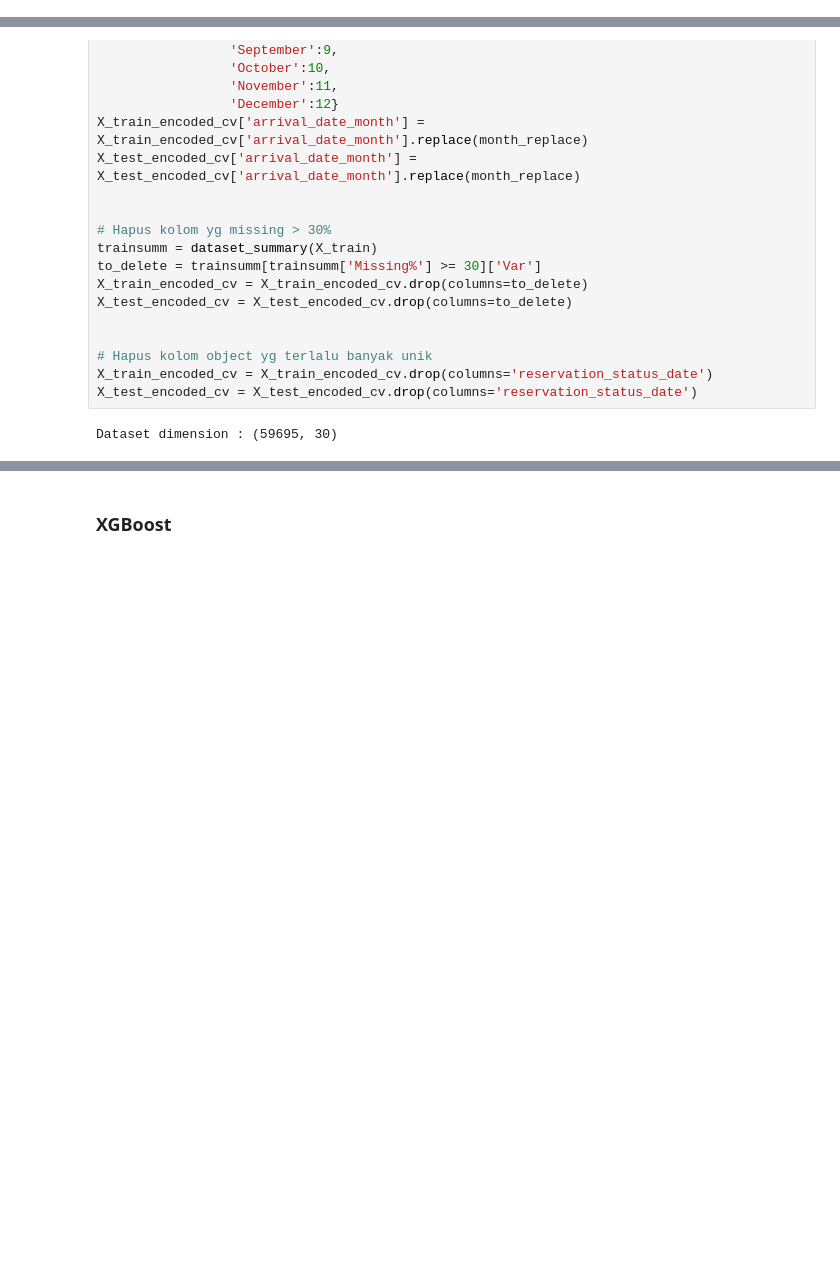
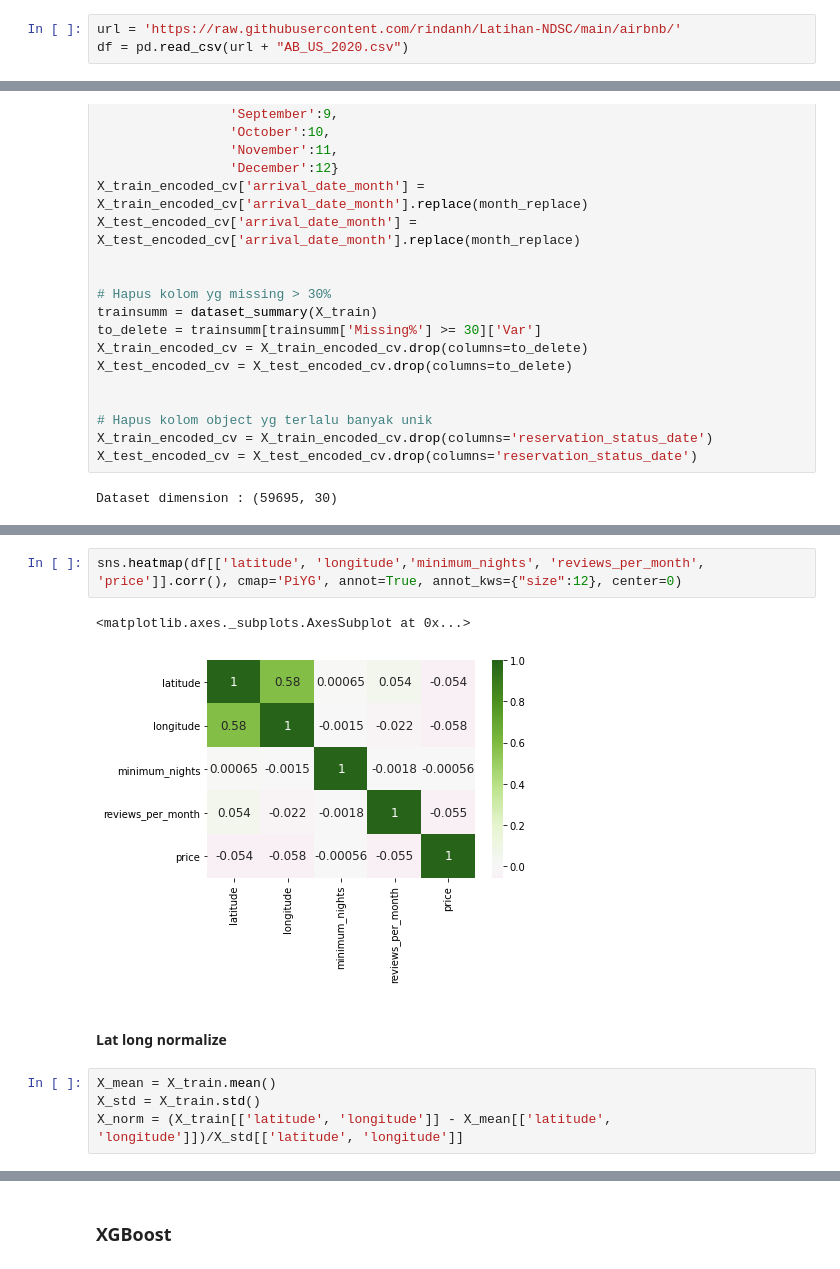
Before and after one commit to rindanh/Latihan-NDSC, a Jupyter notebook: airbnb/Latihan_H_4.ipynb, the cells around one changed output, grey strips where cells are left out. Saved outputs shown, nothing was run; the diff lists cells and outputs as text; blank space fills up the shorter version.

```diff
--- a/airbnb/Latihan_H_4.ipynb
+++ b/airbnb/Latihan_H_4.ipynb
@@ -21,3 +14,6 @@ df = pd.read_csv("/content/drive/MyDrive/LOMBA/NDSC/AB_US_2020.csv")
+# %%
+url = 'https://raw.githubusercontent.com/rindanh/Latihan-NDSC/main/airbnb/'
+df = pd.read_csv(url + "AB_US_2020.csv")
 # %%
 from sklearn.model_selection import train_test_split
 
@@ -360,0 +405,11 @@ Dataset dimension : (59695, 30)
+# %%
+sns.heatmap(df[['latitude', 'longitude','minimum_nights', 'reviews_per_month', 'price']].corr(), cmap='PiYG', annot=True, annot_kws={"size":12}, center=0)
+# %% [output]
+<matplotlib.axes._subplots.AxesSubplot at 0x...>
+[figure, added]
+# %% [markdown]
+#### Lat long normalize
+# %%
+X_mean = X_train.mean()
+X_std = X_train.std()
+X_norm = (X_train[['latitude', 'longitude']] - X_mean[['latitude', 'longitude']])/X_std[['latitude', 'longitude']]
```
Also changed, not shown: parts of 15 cells of this notebook.
